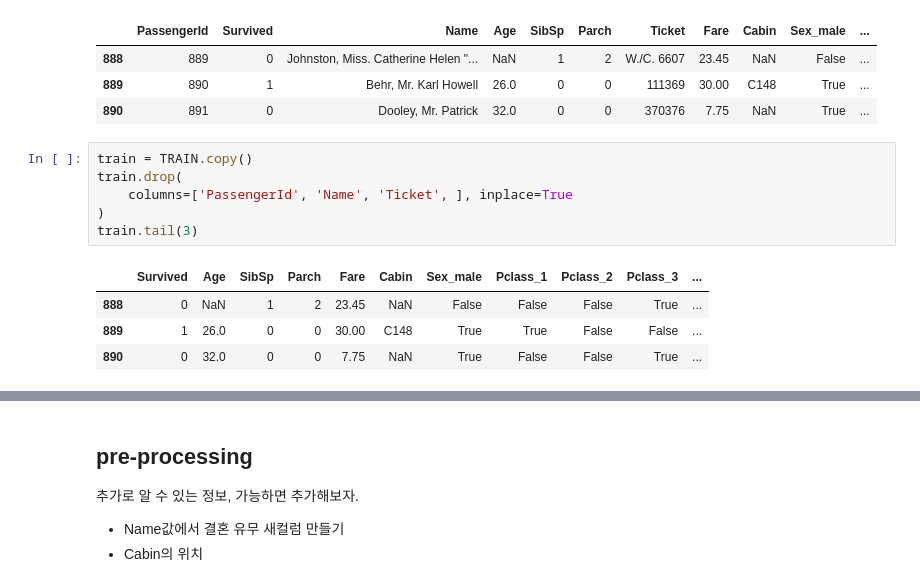
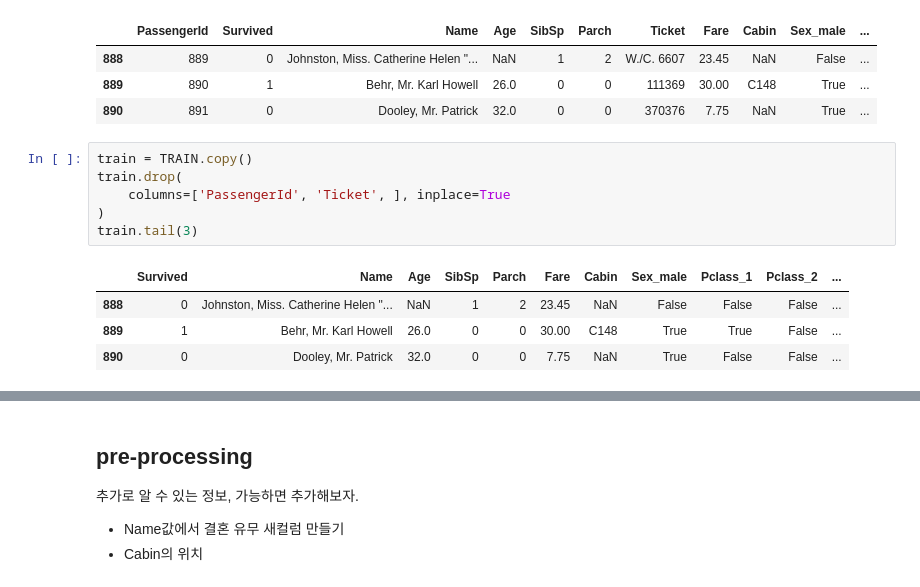
Before and after one commit to i-dongik/pandas-tutorial, a Jupyter notebook: machine-learning(KOR)/titanic.ipynb, the cells around one changed output, grey strips where cells are left out. Drawn from its saved outputs; the diff is of its cells as text.

```diff
--- a/machine-learning(KOR)/titanic.ipynb
+++ b/machine-learning(KOR)/titanic.ipynb
@@ -49,12 +49,12 @@ TRAIN.tail(3)
 # %%
 train = TRAIN.copy()
 train.drop(
-    columns=['PassengerId', 'Name', 'Ticket', ], inplace=True
+    columns=['PassengerId', 'Ticket', ], inplace=True
 )
 train.tail(3)
 # %% [output]
-|  | Survived | Age | SibSp | Parch | Fare | Cabin | Sex_male | Pclass_1 | Pclass_2 | Pclass_3 | ... |
-| 888 | 0 | NaN | 1 | 2 | 23.45 | NaN | False | False | False | True | ... |
-| 889 | 1 | 26.0 | 0 | 0 | 30.00 | C148 | True | True | False | False | ... |
-| 890 | 0 | 32.0 | 0 | 0 | 7.75 | NaN | True | False | False | True | ... |
+|  | Survived | Name | Age | SibSp | Parch | Fare | Cabin | Sex_male | Pclass_1 | Pclass_2 | ... |
+| 888 | 0 | Johnston, Miss. Catherine Helen "... | NaN | 1 | 2 | 23.45 | NaN | False | False | False | ... |
+| 889 | 1 | Behr, Mr. Karl Howell | 26.0 | 0 | 0 | 30.00 | C148 | True | True | False | ... |
+| 890 | 0 | Dooley, Mr. Patrick | 32.0 | 0 | 0 | 7.75 | NaN | True | False | False | ... |
 # %%
```
Also changed, not shown: parts of 7 cells of this notebook.
